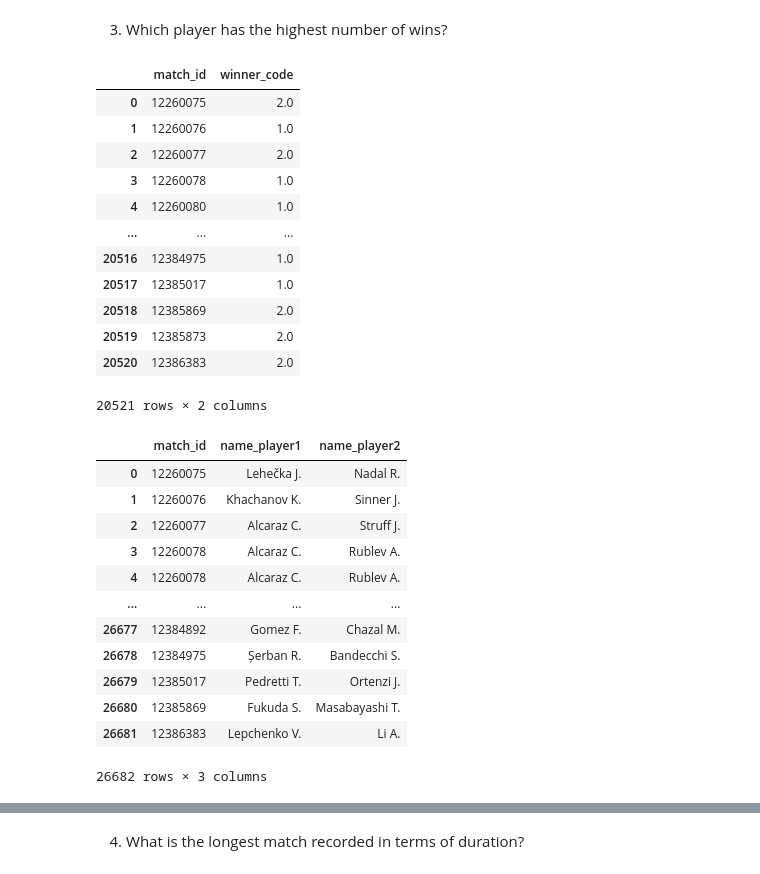
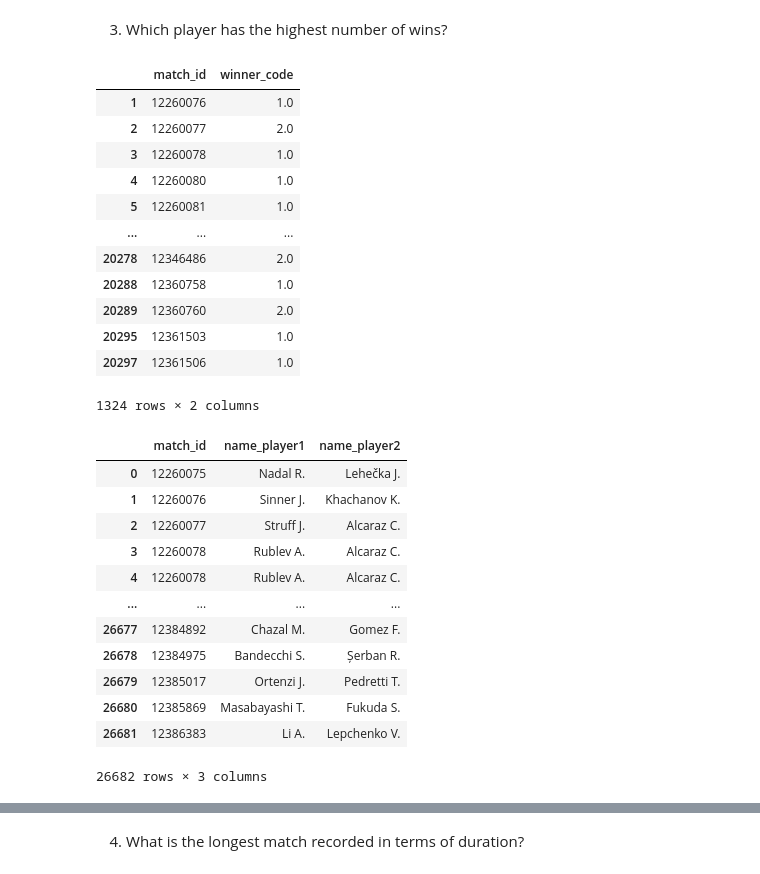
Before and after one commit to mahdieyehalavi/tennisMatchProject, a Jupyter notebook: part1.ipynb, the cells around one changed output, grey strips where cells are left out. Cells and saved outputs as stored; diff of their text form; code cells hidden in the pictures.

```diff
--- a/part1.ipynb
+++ b/part1.ipynb
@@ -9,12 +9,13 @@ import matplotlib.pyplot as plt
 # %% [markdown]
 Read the data and save it in a data frame type.
 # %%
-df = pd.read_csv('MatchAwayTeamInfo.csv')
-df1=pd.read_csv('MatchHomeTeamInfo.csv')
+df = pd.read_csv('MatchHomeTeamInfo.csv')
+df1=pd.read_csv('MatchAwayTeamInfo.csv')
 # %% [markdown]
 Remove missing values from data using forward fill strategy.
 # %%
-df.fillna(method='ffill', inplace=True)
+#df.dropna(inplace=True)
+#df.fillna(method='ffill', inplace=True)
 df
 # %% [output]
 |  | match_id | name | slug | gender | user_count | residence | birthplace | height | weight | plays | ... |
@@ -33,5 +34,5 @@ df
 # %%
-df1.fillna(method='ffill',inplace=True)
+#df1.dropna(inplace=True)
 df1
 # %% [output]
 |  | match_id | name | slug | gender | user_count | residence | birthplace | height | weight | plays | ... |
@@ -79,42 +71,41 @@ According to the given information, the average height of the players in this se
 3. Which player has the highest number of wins?
 # %%
 dfEvent = pd.read_csv('MatchEventInfo.csv')
-dfEvent.fillna(method='ffill',inplace=True)
+dfEvent.dropna(inplace=True)
 dfWinner=dfEvent[['match_id','winner_code']]
 dfWinner
 # %% [output]
 |  | match_id | winner_code |
-| 0 | 12260075 | 2.0 |
 | 1 | 12260076 | 1.0 |
 | 2 | 12260077 | 2.0 |
 | 3 | 12260078 | 1.0 |
 | 4 | 12260080 | 1.0 |
+| 5 | 12260081 | 1.0 |
 | ... | ... | ... |
-| 20516 | 12384975 | 1.0 |
-| 20517 | 12385017 | 1.0 |
-| 20518 | 12385869 | 2.0 |
-| 20519 | 12385873 | 2.0 |
-| 20520 | 12386383 | 2.0 |
+| 20278 | 12346486 | 2.0 |
+| 20288 | 12360758 | 1.0 |
+| 20289 | 12360760 | 2.0 |
+| 20295 | 12361503 | 1.0 |
+| 20297 | 12361506 | 1.0 |
-20521 rows × 2 columns
+1324 rows × 2 columns
 # %%
-merged_df = pd.merge(df, df1, on='match_id', how='inner', suffixes=('_player1', '_player2'))
+merged_df = pd.merge(df, df1, on='match_id',how='inner', suffixes=('_player1', '_player2'))
 merged_df=merged_df[['match_id','name_player1', 'name_player2']]
-merged_df = merged_df.fillna(method='ffill')
 
 merged_df
 # %% [output]
 |  | match_id | name_player1 | name_player2 |
-| 0 | 12260075 | Lehečka J. | Nadal R. |
-| 1 | 12260076 | Khachanov K. | Sinner J. |
-| 2 | 12260077 | Alcaraz C. | Struff J. |
-| 3 | 12260078 | Alcaraz C. | Rublev A. |
-| 4 | 12260078 | Alcaraz C. | Rublev A. |
+| 0 | 12260075 | Nadal R. | Lehečka J. |
+| 1 | 12260076 | Sinner J. | Khachanov K. |
+| 2 | 12260077 | Struff J. | Alcaraz C. |
+| 3 | 12260078 | Rublev A. | Alcaraz C. |
+| 4 | 12260078 | Rublev A. | Alcaraz C. |
 | ... | ... | ... | ... |
-| 26677 | 12384892 | Gomez F. | Chazal M. |
-| 26678 | 12384975 | Șerban R. | Bandecchi S. |
-| 26679 | 12385017 | Pedretti T. | Ortenzi J. |
-| 26680 | 12385869 | Fukuda S. | Masabayashi T. |
-| 26681 | 12386383 | Lepchenko V. | Li A. |
+| 26677 | 12384892 | Chazal M. | Gomez F. |
+| 26678 | 12384975 | Bandecchi S. | Șerban R. |
+| 26679 | 12385017 | Ortenzi J. | Pedretti T. |
+| 26680 | 12385869 | Masabayashi T. | Fukuda S. |
+| 26681 | 12386383 | Li A. | Lepchenko V. |
 26682 rows × 3 columns
 # %%
 playerWinner = pd.merge(merged_df, dfWinner, on='match_id', how='inner')
```
Also changed, not shown: parts of 27 cells of this notebook.
